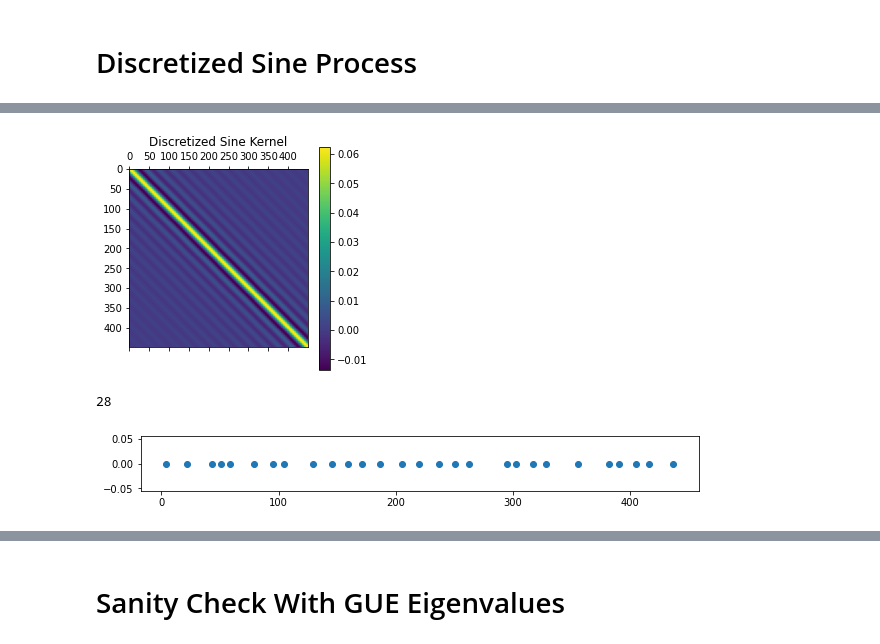
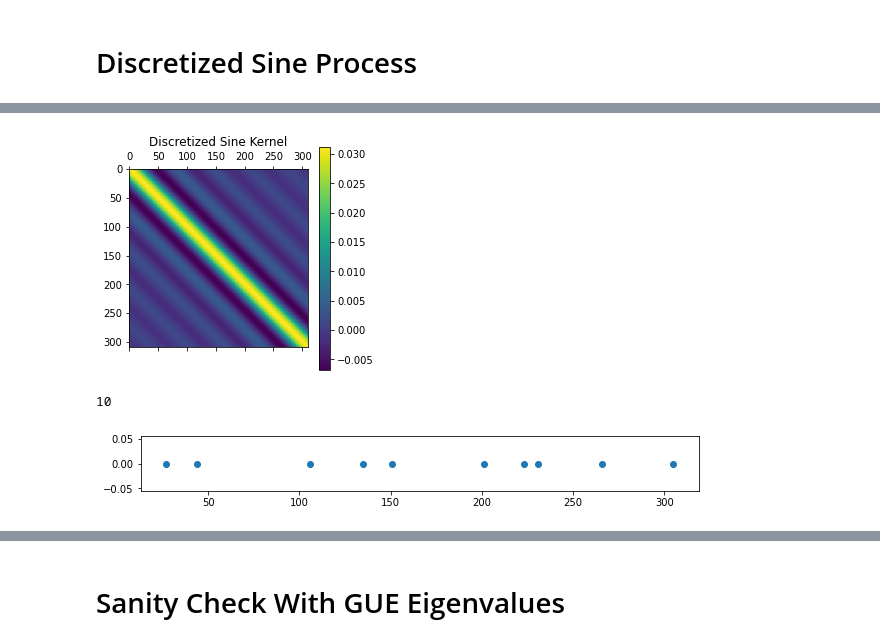
Before and after one commit to SamKirkiles/Determinantal-Point-Process-Sampling, a Jupyter notebook: Determinantal Point Processes.ipynb, the cells around one changed output, grey strips where cells are left out. Cells and saved outputs as stored; diff of their text form; code cells hidden in the pictures.

```diff
--- a/Determinantal Point Processes.ipynb
+++ b/Determinantal Point Processes.ipynb
@@ -171,24 +244,26 @@ print(samples)
 # %%
 def sine_kernel(x,y):
     return math.sin(math.pi*(x-y))/(math.pi*(x-y))
 
-interval_size = 30
-k=4
+interval_size = 10
+k=5
 
-kernel = np.array([[sine_kernel(m/(2**k),l/2**k) if m != l else 1 for m in range(interval_size*(2**k-1))] for l in range(interval_size*(2**k-1))])/(2**k)
+kernel = np.array([[sine_kernel(m/(2**k),l/2**k) if m != l else 1
+                    for m in range(interval_size*(2**k-1))]
+                   for l in range(interval_size*(2**k-1))])/2**k
 
 # print(np.around(np.linalg.eig(kernel)[0].real,4))
 
 plt.matshow(np.array(kernel))
 plt.colorbar()
 plt.title("Discretized Sine Kernel")
 plt.show()
 
 samples,_ = sampling_algorithm_1(kernel)
 fig = plt.figure(figsize=(10,1))
 plt.scatter(samples,np.zeros(len(samples)))
 print(len(samples))
 # %% [output]
-[figure, old version]
+[figure, new version]
-28
+10
-[figure, old version]
+[figure, new version]
```
Also changed, not shown: parts of 7 cells of this notebook.
